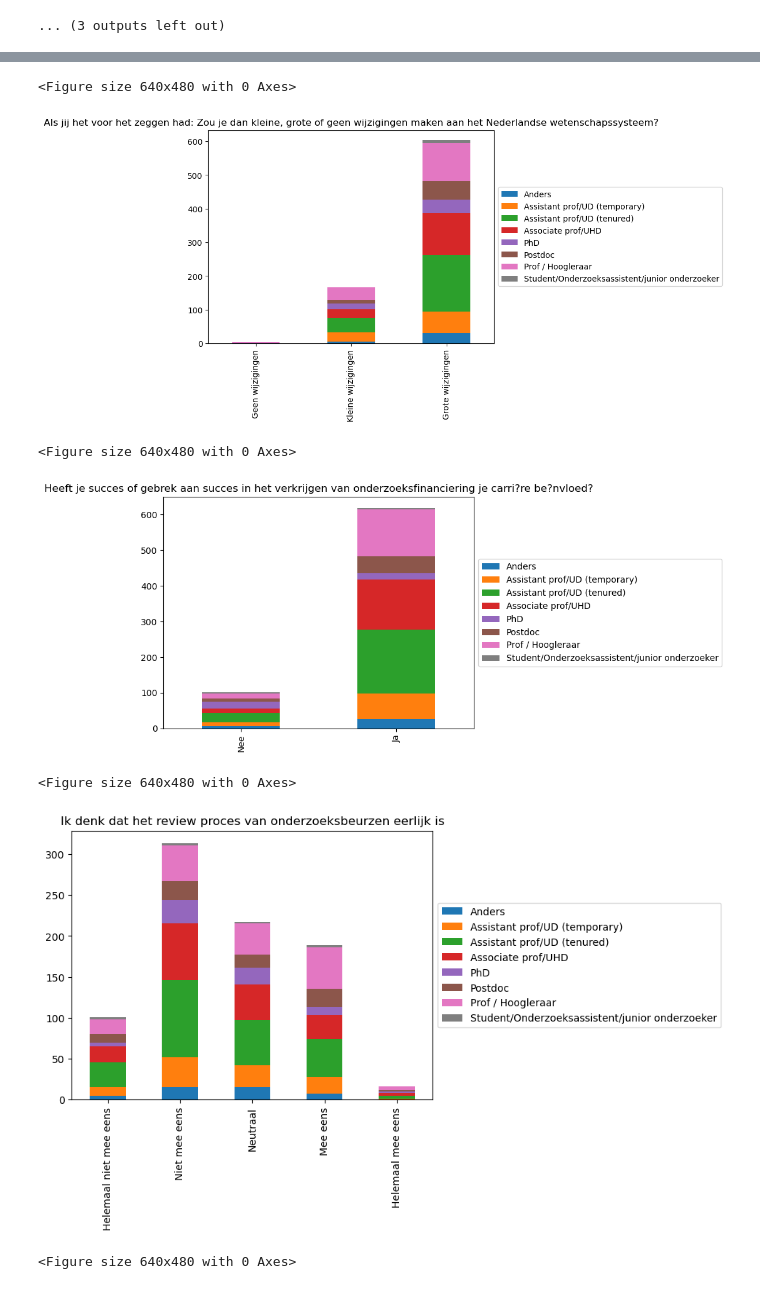
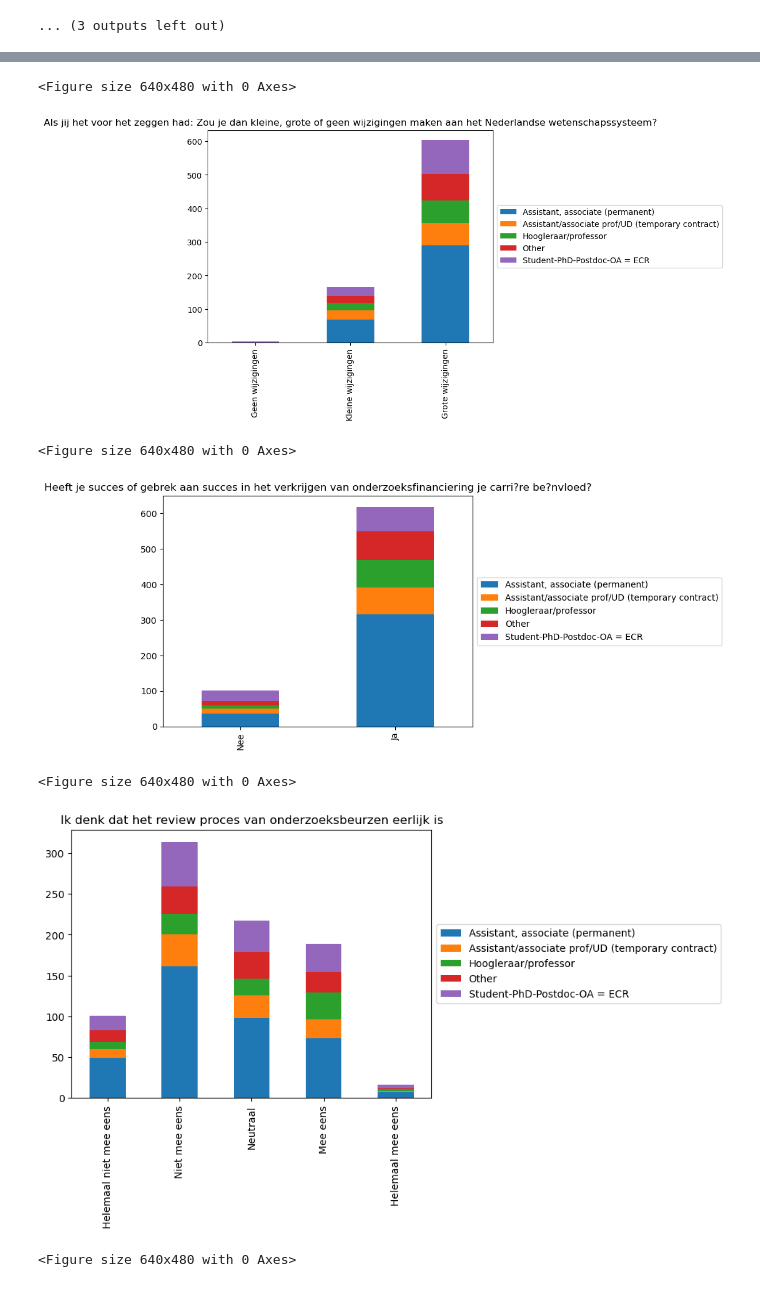
Before and after one commit to DeJongeAkademie/FundingConsultation2022, a Jupyter notebook: python/visualizations/Distribution visualization charts.ipynb, the cells around one changed output, grey strips where cells are left out. Saved outputs shown, nothing was run; the diff lists cells and outputs as text; code cells hidden in the pictures.

```diff
--- a/python/visualizations/Distribution visualization charts.ipynb
+++ b/python/visualizations/Distribution visualization charts.ipynb
@@ -24,30 +24,37 @@ index_interpretations = yaml.safe_load(open(PATH_TO_INDEX_INTERPRETATIONS))
 # %%
 def get_labels(data_frame, variable_labels, index_interpretations, column_name):
     column_interpretation = variable_labels.loc[variable_labels['short']==column_name]['Label'].values[0]
+
     relevant_column_counts = data_frame[column_name].value_counts()
-    relevant_column_counts_sorted = relevant_column_counts.sort_index(ascending=True)
 
-    label_indices = relevant_column_counts_sorted.index.values
+    index_interpretations_for_column = index_interpretations[column_name]
 
     labels = []
+    column_counts_including_zeros = np.zeros(len(index_interpretations_for_column)-1)
 
-    for index in label_indices:
-        try:
-            current_label_interpretation = index_interpretations[column_name][str(int(index))]
-        except:
-            current_label_interpretation = 'unknown'
+    for key in index_interpretations_for_column.keys():
+        if not key == 'class':
+            index = int(key)
 
-        labels.append(current_label_interpretation)
+            if index in data_frame[column_name].unique():
+                column_counts_including_zeros[index-1] = relevant_column_counts[index]
 
-    return labels, column_interpretation, relevant_column_counts_sorted
+            try:
+                current_label_interpretation = index_interpretations[column_name][key]
+            except:
+                current_label_interpretation = 'unknown'
+
+            labels.append(current_label_interpretation)
+
+    return labels, column_interpretation, column_counts_including_zeros
 # %%
 def get_plotting_data(data_frame, variable_labels, index_interpretations, column_name):
 
     (labels, column_interpretation, relevant_column_counts_sorted) = get_labels(data_frame, variable_labels, index_interpretations, column_name)
 
-    values = relevant_column_counts_sorted.values
+    #values = relevant_column_counts_sorted.values
 
-    return labels, values, column_interpretation
+    return labels, relevant_column_counts_sorted, column_interpretation
 # %%
 def finalize_figure(column_interpretation, save_folder, prefix, column_name):
     if len(prefix) > 0:
@@ -127,6 +149,6 @@ if not os.path.exists(PLOTTING_FOLDER):
     os.mkdir(PLOTTING_FOLDER)
 
 for category in single_column_answers:
-    create_stacked_bar_chart(consultation_data, variable_labels, index_interpretations, category, 'pos9', PLOTTING_FOLDER)
+    create_stacked_bar_chart(consultation_data, variable_labels, index_interpretations, category, 'pos5', PLOTTING_FOLDER)
 # %% [output]
 <Figure size 640x480 with 0 Axes>
@@ -134,7 +156,7 @@ for category in single_column_answers:
 <Figure size 640x480 with 0 Axes>
-[figure, old version]
+[figure, new version]
 <Figure size 640x480 with 0 Axes>
-[figure, old version]
+[figure, new version]
 <Figure size 640x480 with 0 Axes>
-[figure, old version]
+[figure, new version]
 <Figure size 640x480 with 0 Axes>
```
Also changed, not shown: parts of 25 cells of this notebook.
